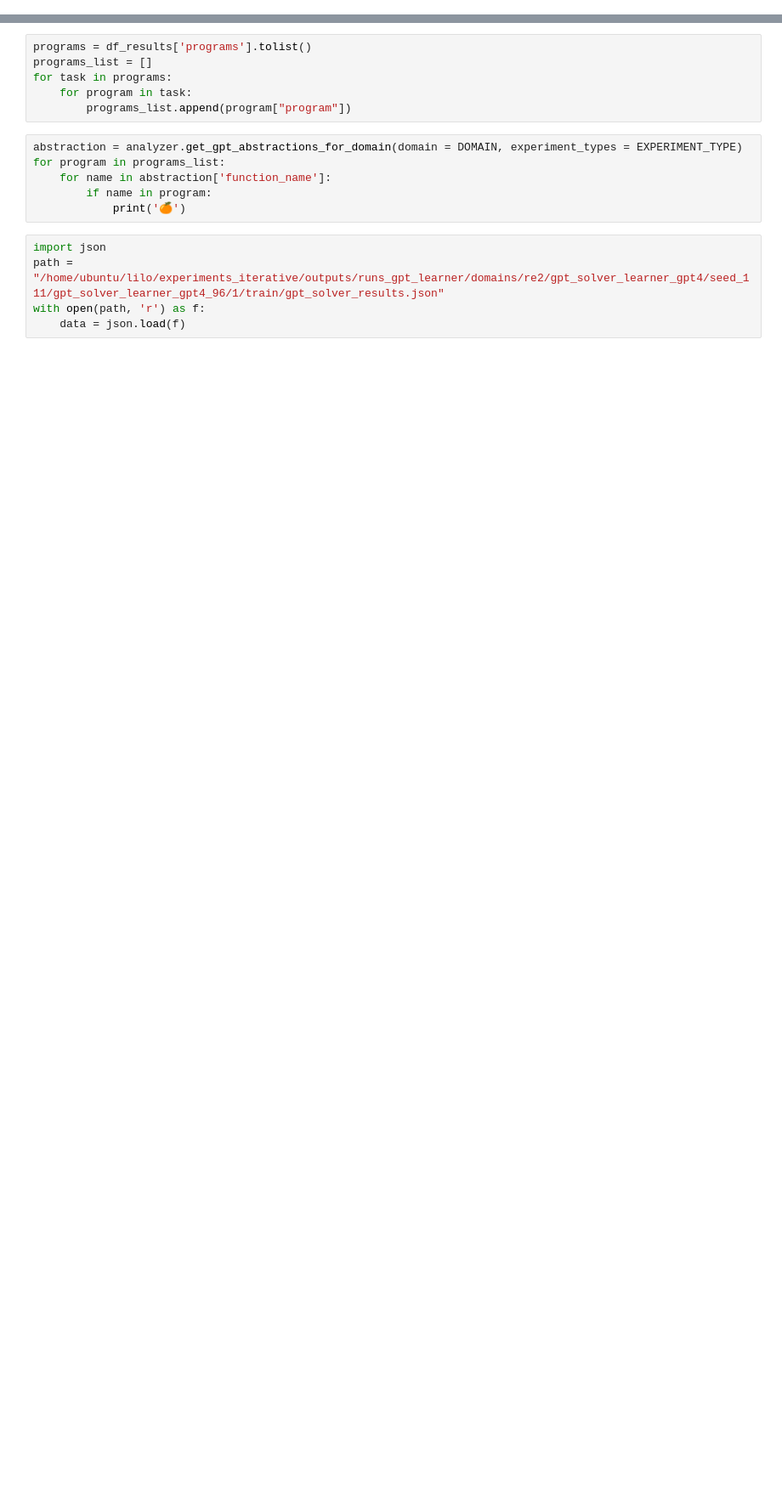
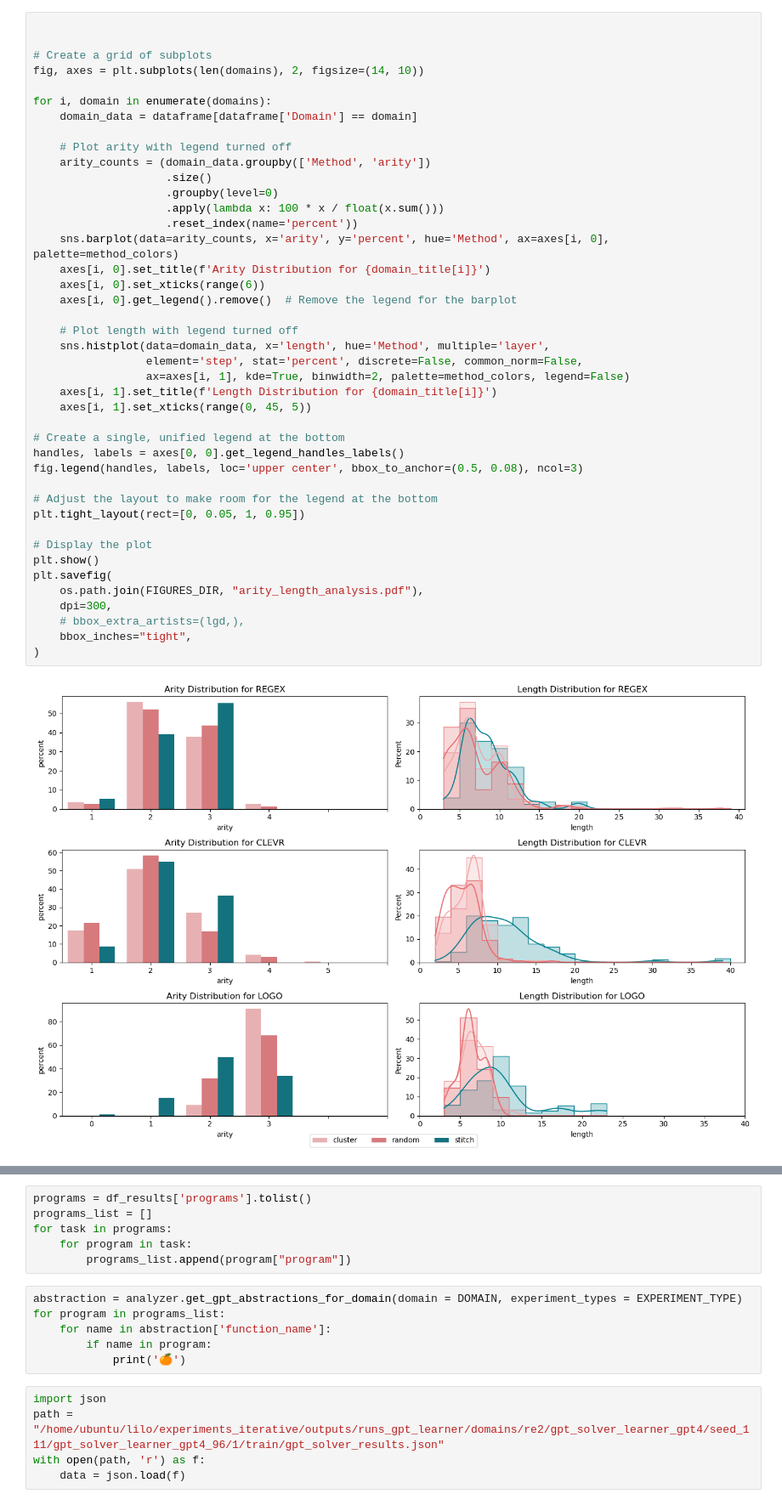
Before and after one commit to gabegrand/lilo, a Jupyter notebook: analysis/analyze_gpt_abstraction.ipynb, the cells around one changed output, grey strips where cells are left out. Shown at 85% size. Cells and saved outputs as stored; diff of their text form; blank space fills up the shorter version.

Commit message:
add analysis

```diff
--- a/analysis/analyze_gpt_abstraction.ipynb
+++ b/analysis/analyze_gpt_abstraction.ipynb
@@ -225,0 +345,44 @@ plt.show()
+# %%
+
+
+# Create a grid of subplots
+fig, axes = plt.subplots(len(domains), 2, figsize=(14, 10))
+
+for i, domain in enumerate(domains):
+    domain_data = dataframe[dataframe['Domain'] == domain]
+
+    # Plot arity with legend turned off
+    arity_counts = (domain_data.groupby(['Method', 'arity'])
+                    .size()
+                    .groupby(level=0)
+                    .apply(lambda x: 100 * x / float(x.sum()))
+                    .reset_index(name='percent'))
+    sns.barplot(data=arity_counts, x='arity', y='percent', hue='Method', ax=axes[i, 0], palette=method_colors)
+    axes[i, 0].set_title(f'Arity Distribution for {domain_title[i]}')
+    axes[i, 0].set_xticks(range(6))
+    axes[i, 0].get_legend().remove()  # Remove the legend for the barplot
+
+    # Plot length with legend turned off
+    sns.histplot(data=domain_data, x='length', hue='Method', multiple='layer',
+                 element='step', stat='percent', discrete=False, common_norm=False,
+                 ax=axes[i, 1], kde=True, binwidth=2, palette=method_colors, legend=False)
+    axes[i, 1].set_title(f'Length Distribution for {domain_title[i]}')
+    axes[i, 1].set_xticks(range(0, 45, 5))
+
+# Create a single, unified legend at the bottom
+handles, labels = axes[0, 0].get_legend_handles_labels()
+fig.legend(handles, labels, loc='upper center', bbox_to_anchor=(0.5, 0.08), ncol=3)
+
+# Adjust the layout to make room for the legend at the bottom
+plt.tight_layout(rect=[0, 0.05, 1, 0.95])
+
+# Display the plot
+plt.show()
+plt.savefig(
+    os.path.join(FIGURES_DIR, "arity_length_analysis.pdf"),
+    dpi=300,
+    # bbox_extra_artists=(lgd,),
+    bbox_inches="tight",
+)
+# %% [output]
+[figure, added]
```
Also changed, not shown: parts of 20 cells of this notebook, 1 other file.
